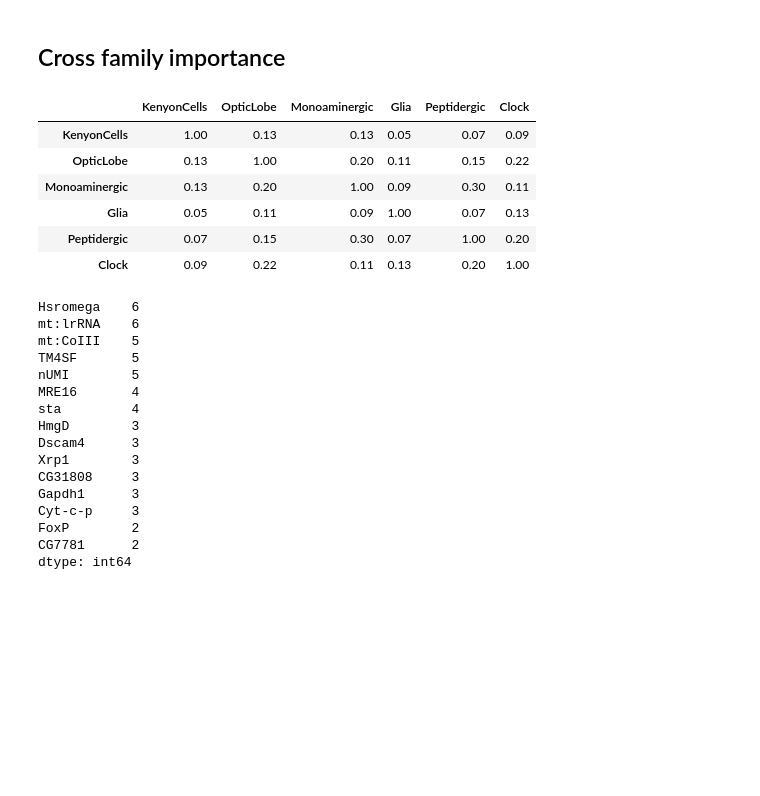
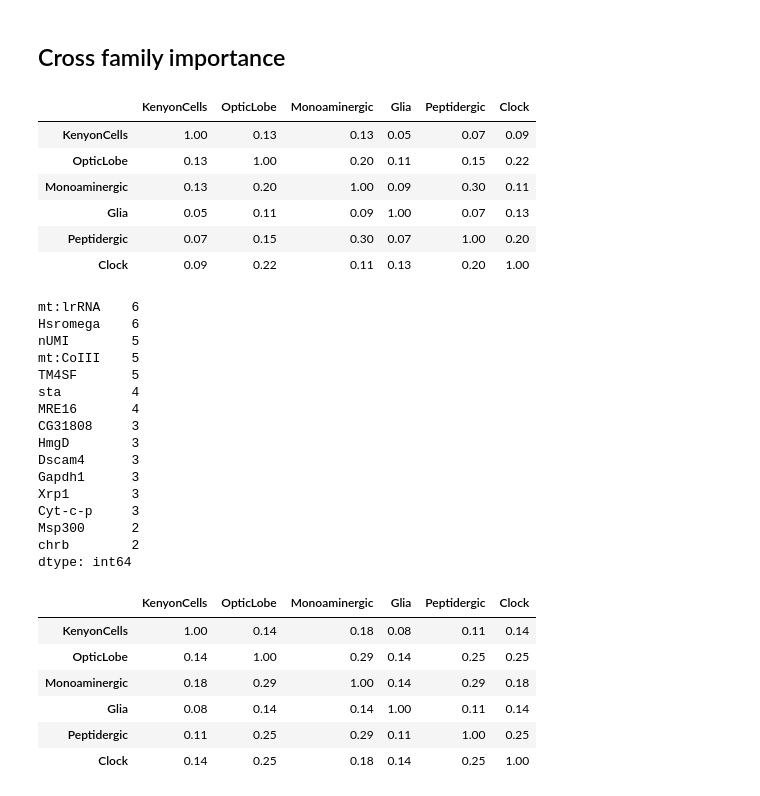
Before and after one commit to gkarteris/MLCB_project, a Jupyter notebook: notebooks/final_model_interpretation.ipynb, the cells around one changed output. Saved outputs shown, nothing was run; the diff lists cells and outputs as text; code cells hidden in the pictures; blank space fills up the shorter version.

```diff
--- a/notebooks/final_model_interpretation.ipynb
+++ b/notebooks/final_model_interpretation.ipynb
@@ -34,12 +34,12 @@ The autoreload extension is already loaded. To reload it, use:
 ## Dataset
 # %%
 FAMILIES = {
-    "KenyonCells":  (HVG_DATA_DIR / "Kenyon_cells_train_hvg.h5ad",  HVG_DATA_DIR / "Kenyon_cells_test_hng.h5ad"),
-    "OpticLobe":    (HVG_DATA_DIR / "Optic_lobe_train_hvg.h5ad",    HVG_DATA_DIR / "Optic_lobe_test_hng.h5ad"),
-    "Monoaminergic":(HVG_DATA_DIR / "Monoaminergic_train_hvg.h5ad",HVG_DATA_DIR / "Monoaminergic_test_hng.h5ad"),
-    "Glia":         (HVG_DATA_DIR / "Glia_train_hvg.h5ad",         HVG_DATA_DIR / "Glia_test_hng.h5ad"),
-    "Peptidergic":  (HVG_DATA_DIR / "Peptidergic_train_hvg.h5ad",  HVG_DATA_DIR / "Peptidergic_test_hng.h5ad"),
-    "Clock":        (HVG_DATA_DIR / "Clock_train_hvg.h5ad",        HVG_DATA_DIR / "Clock_test_hng.h5ad"),
+    "KenyonCells":  (HVG_DATA_DIR / "Kenyon_cells_train_hvg.h5ad",  HVG_DATA_DIR / "Kenyon_cells_test_hvg.h5ad"),
+    "OpticLobe":    (HVG_DATA_DIR / "Optic_lobe_train_hvg.h5ad",    HVG_DATA_DIR / "Optic_lobe_test_hvg.h5ad"),
+    "Monoaminergic":(HVG_DATA_DIR / "Monoaminergic_train_hvg.h5ad",HVG_DATA_DIR / "Monoaminergic_test_hvg.h5ad"),
+    "Glia":         (HVG_DATA_DIR / "Glia_train_hvg.h5ad",         HVG_DATA_DIR / "Glia_test_hvg.h5ad"),
+    "Peptidergic":  (HVG_DATA_DIR / "Peptidergic_train_hvg.h5ad",  HVG_DATA_DIR / "Peptidergic_test_hvg.h5ad"),
+    "Clock":        (HVG_DATA_DIR / "Clock_train_hvg.h5ad",        HVG_DATA_DIR / "Clock_test_hvg.h5ad"),
 }
 FAMILIES = {f: p for f, p in FAMILIES.items() if p[0].exists() and p[1].exists()}
 # %% [markdown]
@@ -139,17 +139,17 @@ display(top_genes_table)
 ## Cross family importance
 # %%
 TOP_N = 30
-top_sets = {fam: set(s.head(TOP_N).index) for fam, s in importance.items()}
-fams = list(top_sets)
+top_sets_30 = {fam: set(s.head(TOP_N).index) for fam, s in importance.items()}
+fams = list(top_sets_30)
 
-jaccard_matrix = pd.DataFrame(index=fams, columns=fams, dtype=float)
+jaccard_matrix_30 = pd.DataFrame(index=fams, columns=fams, dtype=float)
 for a in fams:
     for b in fams:
-        u, i = top_sets[a] | top_sets[b], top_sets[a] & top_sets[b]
-        jaccard_matrix.loc[a, b] = len(i) / len(u) if u else 0.0
-display(jaccard_matrix.round(2))
+        u, i = top_sets_30[a] | top_sets_30[b], top_sets_30[a] & top_sets_30[b]
+        jaccard_matrix_30.loc[a, b] = len(i) / len(u) if u else 0.0
+display(jaccard_matrix_30.round(2))
 
-shared_genes = pd.Series(Counter(g for s in top_sets.values() for g in s)).sort_values(ascending=False)
+shared_genes = pd.Series(Counter(g for s in top_sets_30.values() for g in s)).sort_values(ascending=False)
 display(shared_genes.head(15))
 # %% [output]
 |  | KenyonCells | OpticLobe | Monoaminergic | Glia | Peptidergic | Clock |
@@ -159,19 +159,38 @@ display(shared_genes.head(15))
 | Glia | 0.05 | 0.11 | 0.09 | 1.00 | 0.07 | 0.13 |
 | Peptidergic | 0.07 | 0.15 | 0.30 | 0.07 | 1.00 | 0.20 |
 | Clock | 0.09 | 0.22 | 0.11 | 0.13 | 0.20 | 1.00 |
+mt:lrRNA    6
 Hsromega    6
-mt:lrRNA    6
+nUMI        5
 mt:CoIII    5
 TM4SF       5
-nUMI        5
+sta         4
 MRE16       4
-sta         4
+CG31808     3
 HmgD        3
 Dscam4      3
+Gapdh1      3
 Xrp1        3
-CG31808     3
-Gapdh1      3
 Cyt-c-p     3
-FoxP        2
-CG7781      2
+Msp300      2
+chrb        2
 dtype: int64
+# %%
+TOP_N = 20
+top_sets_20 = {fam: set(s.head(TOP_N).index) for fam, s in importance.items()}
+fams = list(top_sets_20)
+
+jaccard_matrix_20 = pd.DataFrame(index=fams, columns=fams, dtype=float)
+for a in fams:
+    for b in fams:
+        u, i = top_sets_20[a] | top_sets_20[b], top_sets_20[a] & top_sets_20[b]
+        jaccard_matrix_20.loc[a, b] = len(i) / len(u) if u else 0.0
+display(jaccard_matrix_20.round(2))
+# %% [output]
+|  | KenyonCells | OpticLobe | Monoaminergic | Glia | Peptidergic | Clock |
+| KenyonCells | 1.00 | 0.14 | 0.18 | 0.08 | 0.11 | 0.14 |
+| OpticLobe | 0.14 | 1.00 | 0.29 | 0.14 | 0.25 | 0.25 |
+| Monoaminergic | 0.18 | 0.29 | 1.00 | 0.14 | 0.29 | 0.18 |
+| Glia | 0.08 | 0.14 | 0.14 | 1.00 | 0.11 | 0.14 |
+| Peptidergic | 0.11 | 0.25 | 0.29 | 0.11 | 1.00 | 0.25 |
+| Clock | 0.14 | 0.25 | 0.18 | 0.14 | 0.25 | 1.00 |
```
Also changed, not shown: parts of 5 cells of this notebook, 47 other files.
